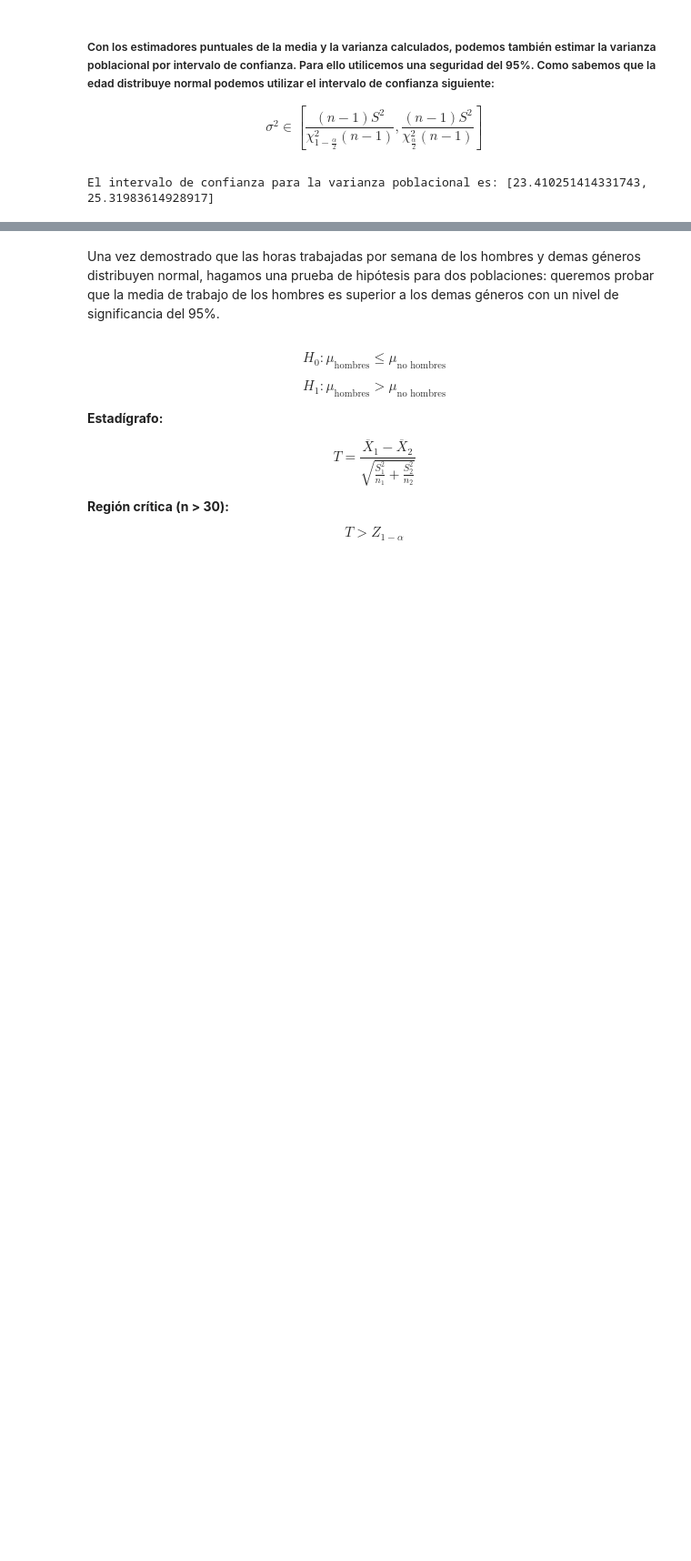
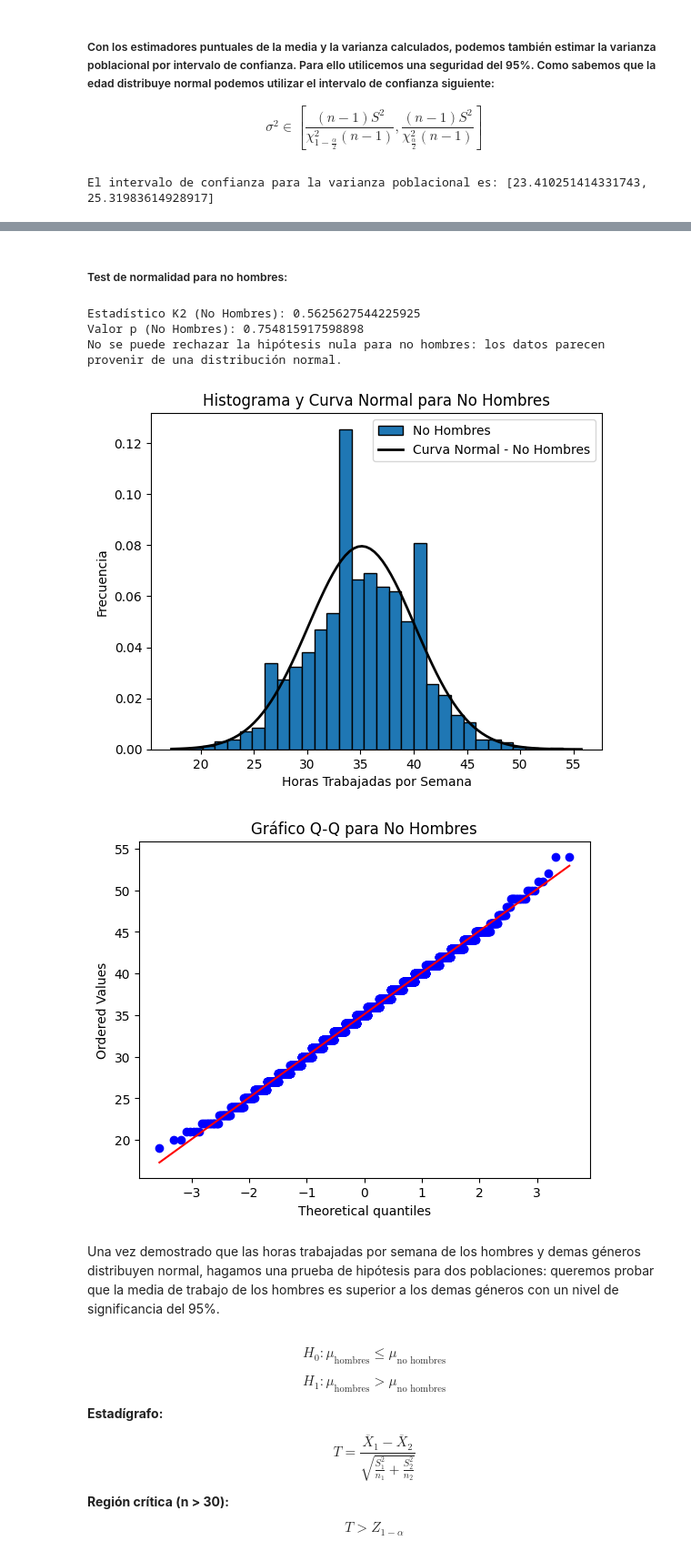
Before and after one commit to ClaudiaHdezPerez/ProyectoEstadistica, a Jupyter notebook: Proyecto/Proyecto.ipynb, the cells around one changed output, grey strips where cells are left out. Shown: that part at 91% size. Cells and saved outputs as stored; diff of their text form; code cells hidden in the pictures; blank space fills up the shorter version.

```diff
--- a/Proyecto/Proyecto.ipynb
+++ b/Proyecto/Proyecto.ipynb
@@ -409,3 +307,41 @@ No se puede rechazar la hipótesis nula para no hombres: los datos parecen prove
+# %% [markdown]
+##### Test de normalidad para no hombres:
+# %%
+# Prueba de normalidad de D'Agostino-Pearson para no hombres
+k2_non_men, p_non_men = stats.normaltest(non_men_hours)
+print(f'Estadístico K2 (No Hombres): {k2_non_men}')
+print(f'Valor p (No Hombres): {p_non_men}')
+
+# Evaluar los resultados de la prueba para no hombres
+if p_non_men > alpha:
+    print("No se puede rechazar la hipótesis nula para no hombres: los datos parecen provenir de una distribución normal.")
+else:
+    print("Se rechaza la hipótesis nula para no hombres: los datos no parecen provenir de una distribución normal.")
+
+
+# Histograma y curva de distribución para no hombres
+plt.hist(non_men_hours, bins=30, edgecolor='black', density=True, label='No Hombres')
+xmin, xmax = plt.xlim()
+mean, std_dev = np.mean(non_men_hours), np.std(non_men_hours)
+x = np.linspace(xmin, xmax, 100)
+p = stats.norm.pdf(x, mean, std_dev)
+plt.plot(x, p, 'k', linewidth=2, label='Curva Normal - No Hombres')
+plt.xlabel('Horas Trabajadas por Semana')
+plt.ylabel('Frecuencia')
+plt.title('Histograma y Curva Normal para No Hombres')
+plt.legend()
+plt.show()
+
+# Gráfico Q-Q para no hombres
+stats.probplot(non_men_hours, dist="norm", plot=plt)
+plt.title('Gráfico Q-Q para No Hombres')
+plt.show()
+# %% [output]
+Estadístico K2 (No Hombres): 0.5625627544225925
+Valor p (No Hombres): 0.754815917598898
+No se puede rechazar la hipótesis nula para no hombres: los datos parecen provenir de una distribución normal.
+[figure, added]
+[figure, added]
 # %% [markdown]
 Una vez demostrado que las horas trabajadas por semana de los hombres y demas géneros distribuyen normal, hagamos una prueba de hipótesis para dos poblaciones: queremos probar que la media de trabajo de los hombres es superior a los demas géneros con un nivel de significancia del 95%.
 # %% [markdown]
```
Also changed, not shown: parts of 9 cells of this notebook.
